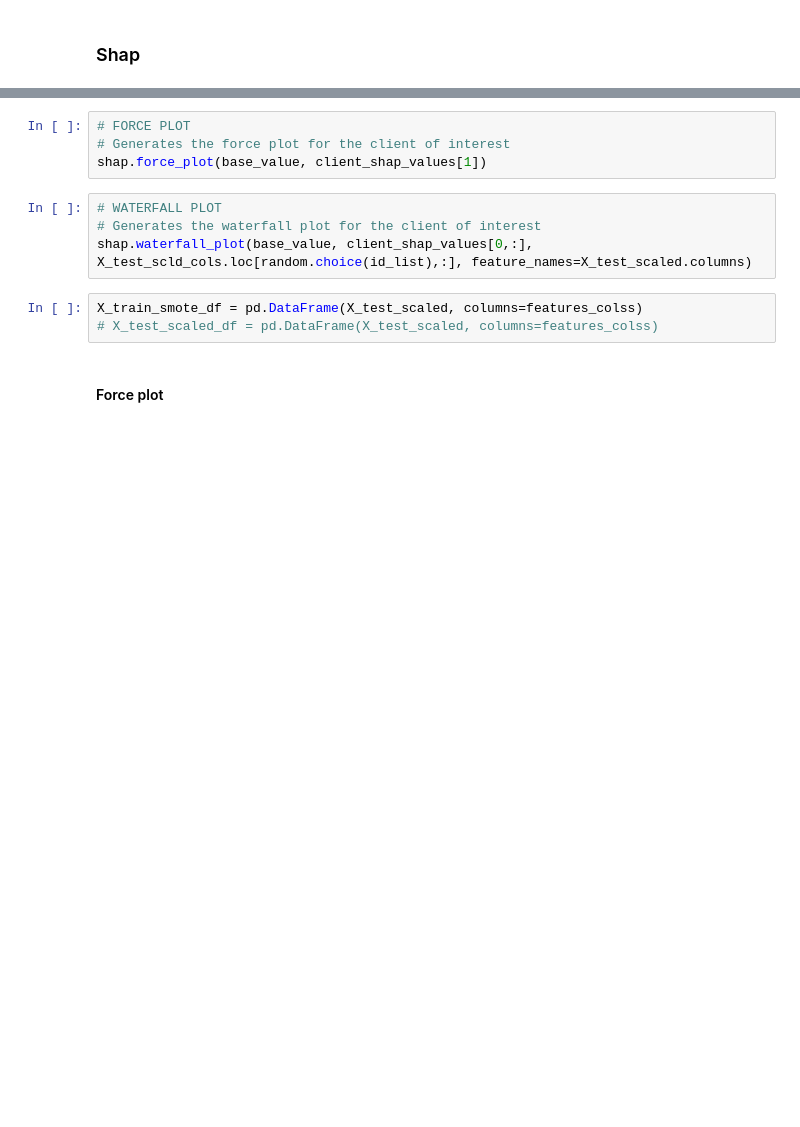
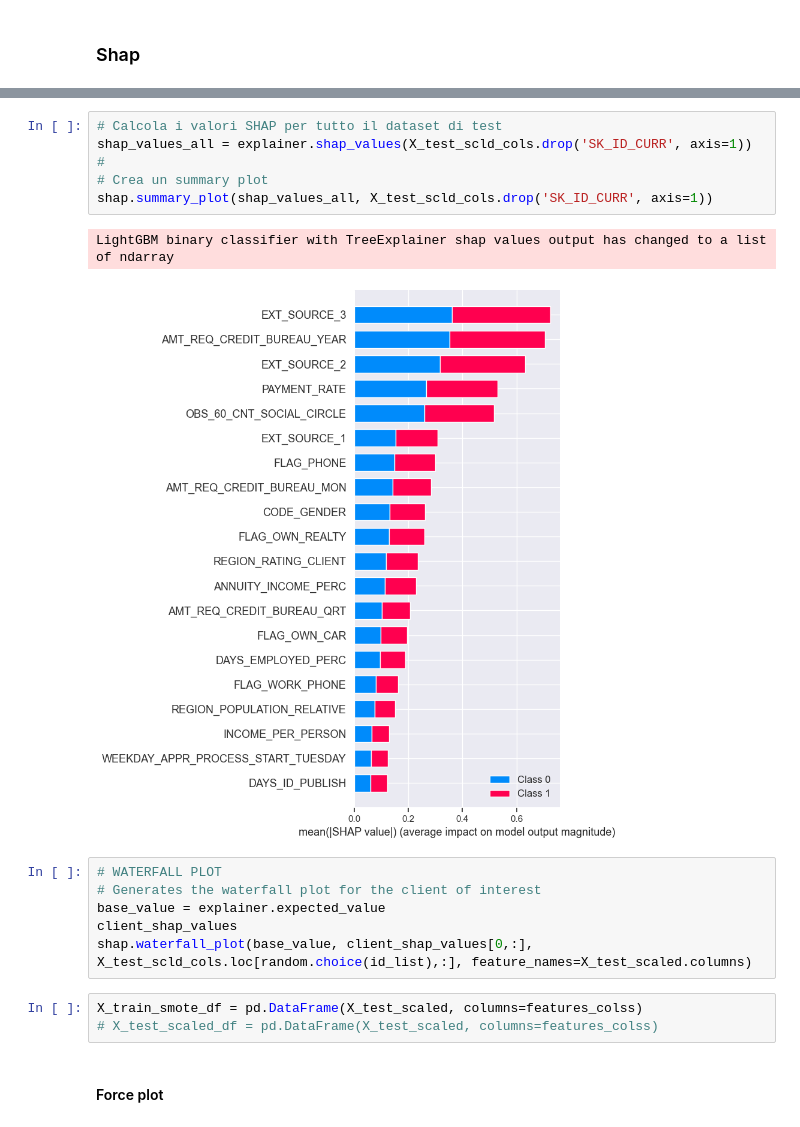
Before and after one commit to SilviaFranze/Project7, a Jupyter notebook: Proj7.ipynb, the cells around one changed output, grey strips where cells are left out. Cells and saved outputs as stored; diff of their text form; blank space fills up the shorter version.

Commit message:
modified notebook ... shap things

```diff
--- a/Proj7.ipynb
+++ b/Proj7.ipynb
@@ -1266,11 +1335,18 @@ base_value = explainer2.expected_value
+# %%
+# Calcola i valori SHAP per tutto il dataset di test
+shap_values_all = explainer.shap_values(X_test_scld_cols.drop('SK_ID_CURR', axis=1))
+#
+# Crea un summary plot
+shap.summary_plot(shap_values_all, X_test_scld_cols.drop('SK_ID_CURR', axis=1))
+# %% [output]
+LightGBM binary classifier with TreeExplainer shap values output has changed to a list of ndarray
+[figure, added]
 # %%
-# FORCE PLOT
-# Generates the force plot for the client of interest
-shap.force_plot(base_value, client_shap_values[1])
+# WATERFALL PLOT
+# Generates the waterfall plot for the client of interest
+base_value = explainer.expected_value
+client_shap_values
+shap.waterfall_plot(base_value, client_shap_values[0,:], X_test_scld_cols.loc[random.choice(id_list),:], feature_names=X_test_scaled.columns)
-# %%
-# WATERFALL PLOT
-# Generates the waterfall plot for the client of interest
-shap.waterfall_plot(base_value, client_shap_values[0,:], X_test_scld_cols.loc[random.choice(id_list),:], feature_names=X_test_scaled.columns)
 # %%
 X_train_smote_df = pd.DataFrame(X_test_scaled, columns=features_colss)
 # X_test_scaled_df = pd.DataFrame(X_test_scaled, columns=features_colss)
```
Also changed, not shown: parts of 37 cells of this notebook.
